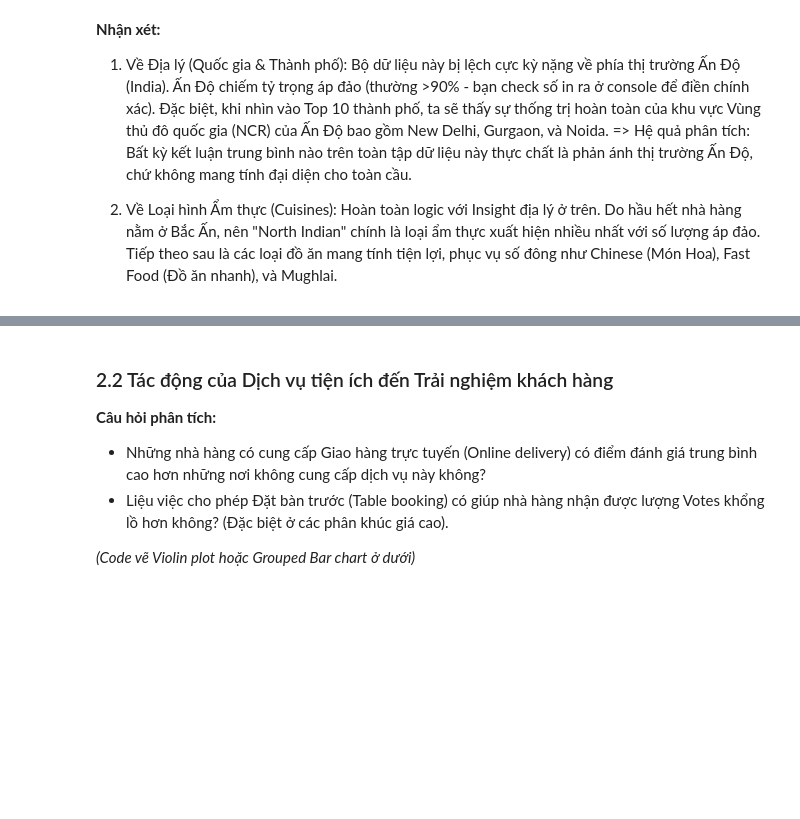
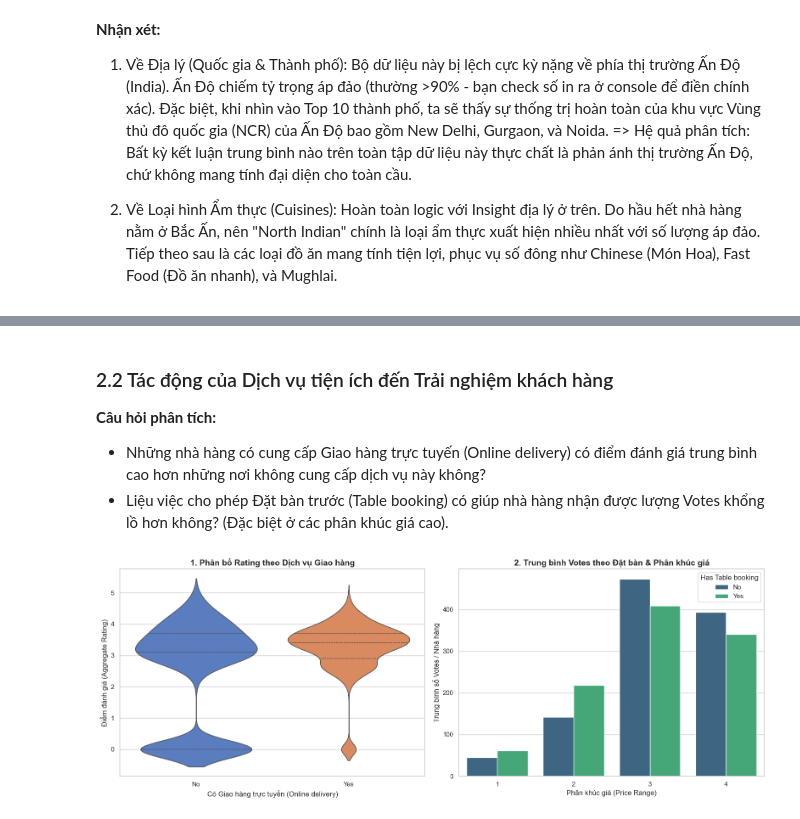
Before and after one commit to rahien123/Restaraunt-Rating-Prediction-, a Jupyter notebook: notebooks/EDA_Insights.ipynb, the cells around one changed output, grey strips where cells are left out. Drawn from its saved outputs; the diff is of its cells as text; code cells hidden in the pictures; blank space fills up the shorter version.

```diff
--- a/notebooks/EDA_Insights.ipynb
+++ b/notebooks/EDA_Insights.ipynb
@@ -413,5 +463,36 @@ plt.show()
 **Câu hỏi phân tích:**
 - Những nhà hàng có cung cấp Giao hàng trực tuyến (Online delivery) có điểm đánh giá trung bình cao hơn những nơi không cung cấp dịch vụ này không?
 - Liệu việc cho phép Đặt bàn trước (Table booking) có giúp nhà hàng nhận được lượng Votes khổng lồ hơn không? (Đặc biệt ở các phân khúc giá cao).
-
-*(Code vẽ Violin plot hoặc Grouped Bar chart ở dưới)*
+# %%
+# Thiết lập phong cách biểu đồ trực quan, hiện đại
+sns.set_theme(style="whitegrid", palette="Set2")
+
+# Tạo một Figure chứa 2 biểu đồ con (1 hàng, 2 cột)
+fig, axes = plt.subplots(1, 2, figsize=(16, 6))
+
+# ---------------------------------------------------------
+# 1. Violin plot: Giao hàng trực tuyến vs Điểm đánh giá
+# Mục tiêu: Xem dịch vụ giao hàng có làm thay đổi phân bố điểm số không
+# ---------------------------------------------------------
+sns.violinplot(ax=axes[0], x='Has Online delivery', y='Aggregate rating', data=df_clean,
+               palette='muted', inner='quartile')
+axes[0].set_title('1. Phân bố Rating theo Dịch vụ Giao hàng', fontsize=14, fontweight='bold')
+axes[0].set_xlabel('Có Giao hàng trực tuyến (Online delivery)')
+axes[0].set_ylabel('Điểm đánh giá (Aggregate Rating)')
+
+# ---------------------------------------------------------
+# 2. Grouped Bar chart: Phân khúc giá vs Lượng Votes trung bình (chia theo Đặt bàn)
+# Mục tiêu: Xem tính năng đặt bàn ảnh hưởng thế nào đến lượng Votes ở từng phân khúc giá
+# ---------------------------------------------------------
+# Không dùng estimator=sum nữa, ta để mặc định (mean) để xem TRUNG BÌNH mỗi nhà hàng nhận được bao nhiêu Votes
+sns.barplot(ax=axes[1], x='Price range', y='Votes', hue='Has Table booking',
+            data=df_clean, errorbar=None, palette='viridis')
+axes[1].set_title('2. Trung bình Votes theo Đặt bàn & Phân khúc giá', fontsize=14, fontweight='bold')
+axes[1].set_xlabel('Phân khúc giá (Price Range)')
+axes[1].set_ylabel('Trung bình số Votes / Nhà hàng')
+
+# Tối ưu khoảng cách giữa các biểu đồ
+plt.tight_layout()
+plt.show()
+# %% [output]
+[figure, added]
```
Also changed, not shown: parts of 18 cells of this notebook.
